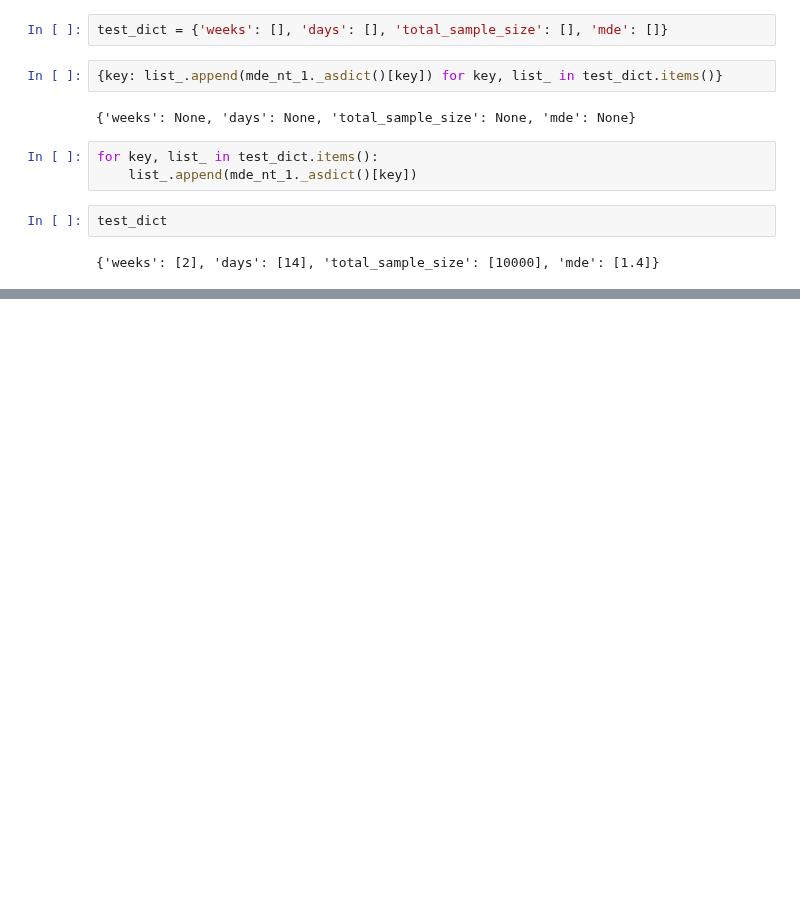
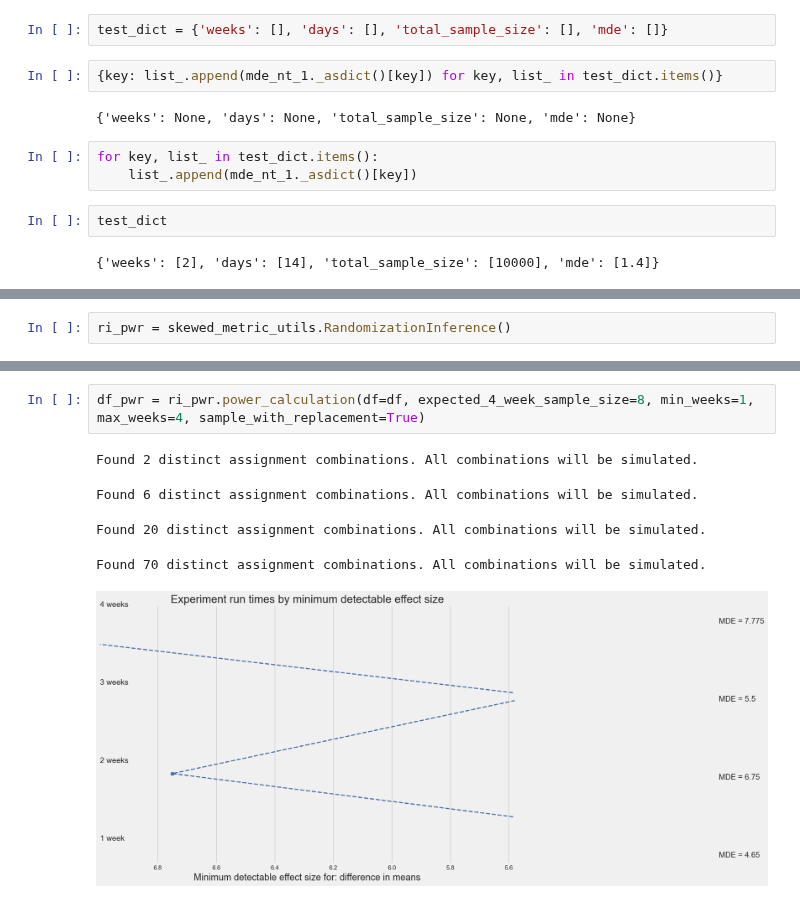
Before and after one commit to dokeeffe87/stats_utils, a Jupyter notebook: notebooks/scratch_work/dev_ri_power_calc.ipynb, the cells around one changed output, grey strips where cells are left out. Cells and saved outputs as stored; diff of their text form; blank space fills up the shorter version.

Commit message:
added power analysis plotting functionality

```diff
--- a/notebooks/scratch_work/dev_ri_power_calc.ipynb
+++ b/notebooks/scratch_work/dev_ri_power_calc.ipynb
@@ -431,0 +438,2 @@ test_dict
+# %%
+ri_pwr = skewed_metric_utils.RandomizationInference()
@@ -431,0 +452,8 @@ test_dict
+# %%
+df_pwr = ri_pwr.power_calculation(df=df, expected_4_week_sample_size=8, min_weeks=1, max_weeks=4, sample_with_replacement=True)
+# %% [output]
+Found 2 distinct assignment combinations. All combinations will be simulated.
+Found 6 distinct assignment combinations. All combinations will be simulated.
+Found 20 distinct assignment combinations. All combinations will be simulated.
+Found 70 distinct assignment combinations. All combinations will be simulated.
+[figure, added]
```
Also changed, not shown: parts of 10 cells of this notebook, 1 other file.
